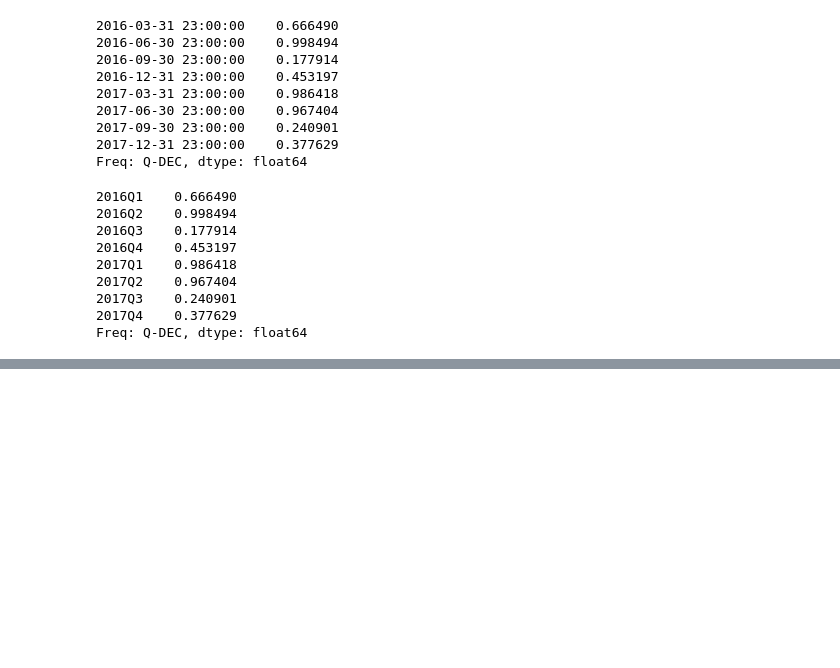
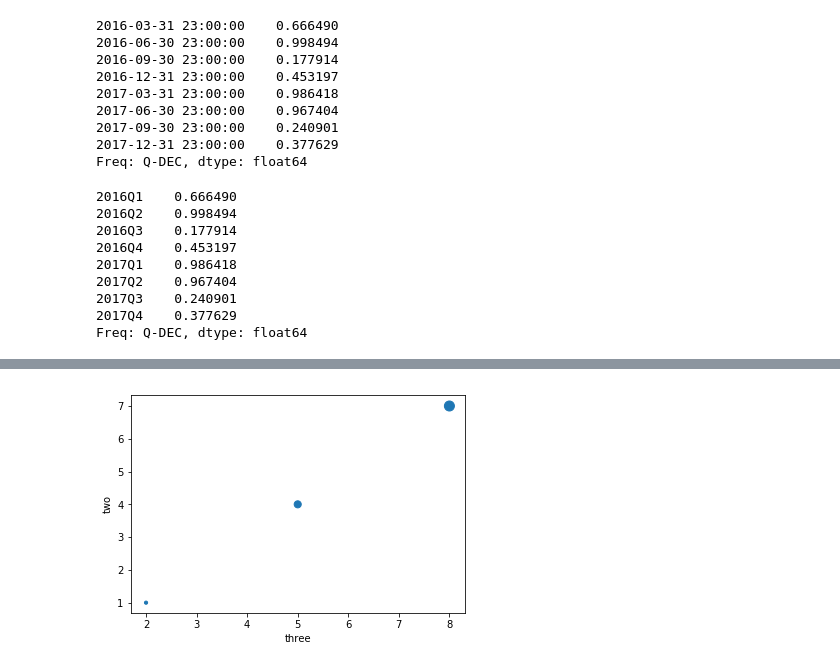
Before and after one commit to srqway/python, a Jupyter notebook: pandas-python/notebook/basic.ipynb, the cells around one changed output, grey strips where cells are left out. Drawn from its saved outputs; the diff is of its cells as text; code cells hidden in the pictures; blank space fills up the shorter version.

```diff
--- a/pandas-python/notebook/basic.ipynb
+++ b/pandas-python/notebook/basic.ipynb
@@ -319,0 +742,5 @@ Freq: Q-DEC, dtype: float64
+# %%
+dataFrame.plot(kind = "scatter", x = "three", y = "two", s=[10, 50, 100])
+plt.show()
+# %% [output]
+[figure, added]
```
Also changed, not shown: parts of 49 cells of this notebook.
